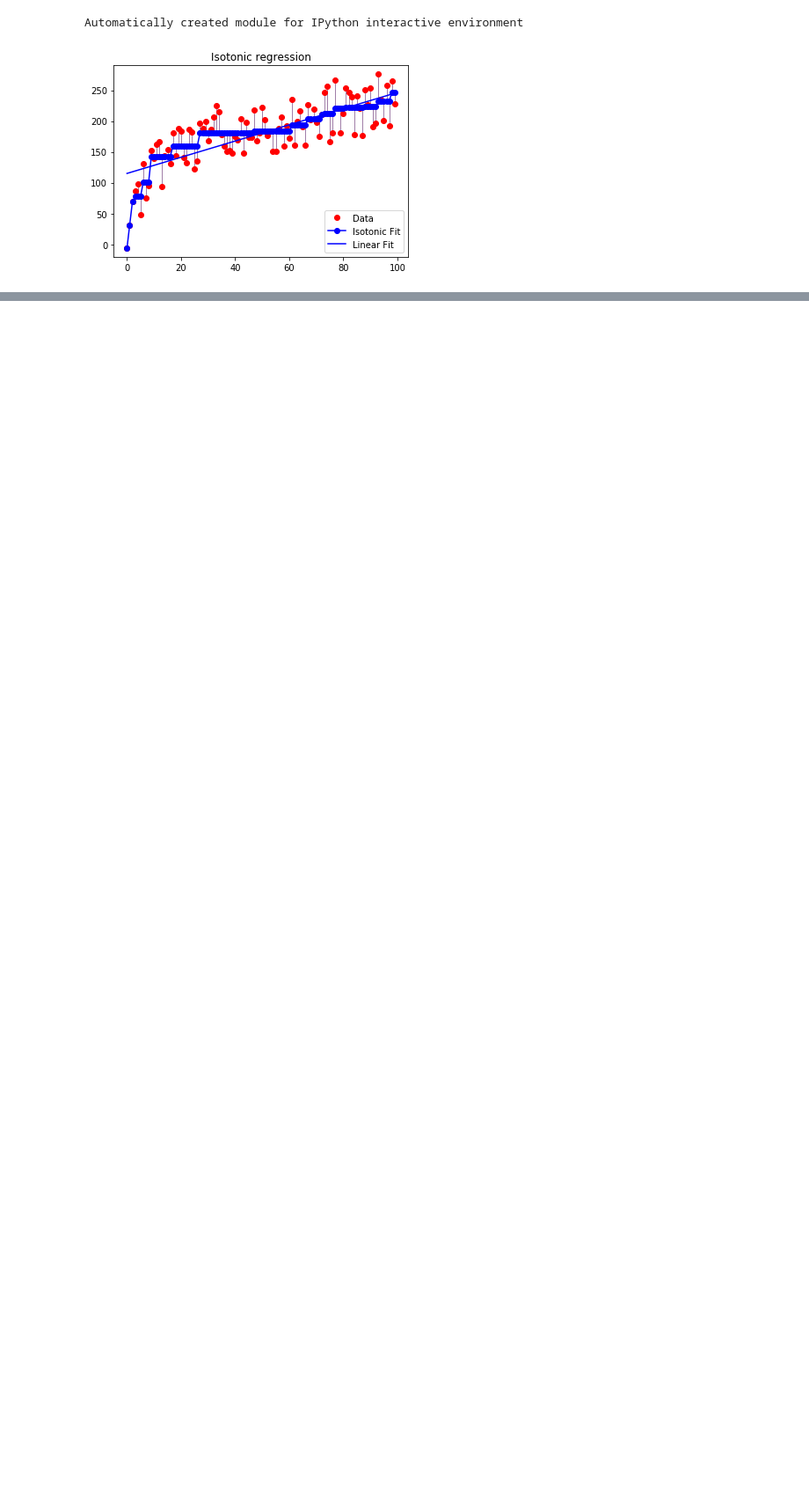
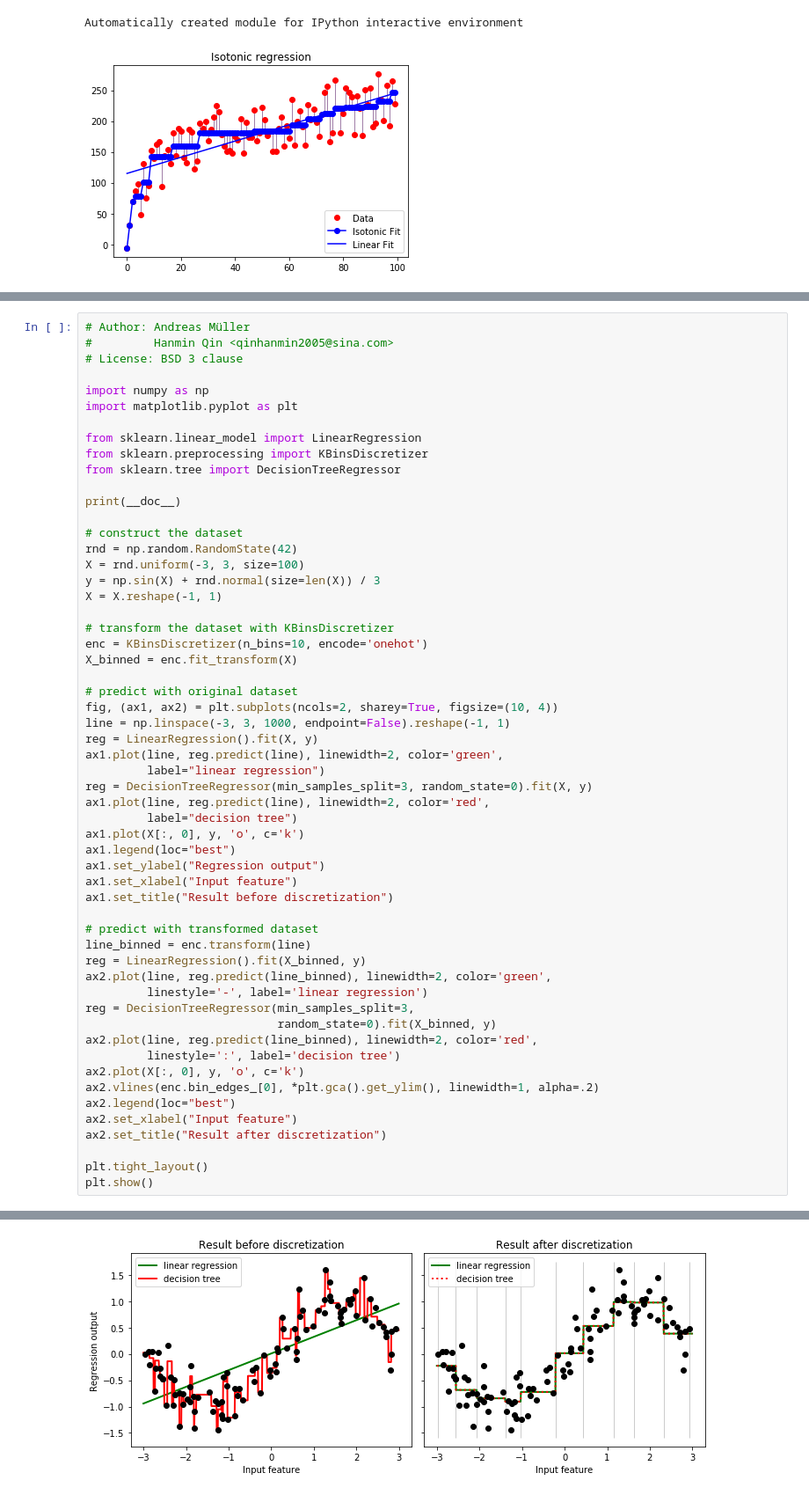
Before and after one commit to anikil/python-basic-maths, a Jupyter notebook: regression in python.ipynb, the cells around one changed output, grey strips where cells are left out. Shown at 88% size. Saved outputs shown, nothing was run; the diff lists cells and outputs as text; blank space fills up the shorter version.

```diff
--- a/regression in python.ipynb
+++ b/regression in python.ipynb
@@ -2184,0 +2409,57 @@ Automatically created module for IPython interactive environment
+# %%
+# Author: Andreas Müller
+#         Hanmin Qin <qinhanmin2005@sina.com>
+# License: BSD 3 clause
+
+import numpy as np
+import matplotlib.pyplot as plt
+
+from sklearn.linear_model import LinearRegression
+from sklearn.preprocessing import KBinsDiscretizer
+from sklearn.tree import DecisionTreeRegressor
+
+print(__doc__)
+
+# construct the dataset
+rnd = np.random.RandomState(42)
+X = rnd.uniform(-3, 3, size=100)
+y = np.sin(X) + rnd.normal(size=len(X)) / 3
+X = X.reshape(-1, 1)
+
+# transform the dataset with KBinsDiscretizer
+enc = KBinsDiscretizer(n_bins=10, encode='onehot')
+X_binned = enc.fit_transform(X)
+
+# predict with original dataset
+fig, (ax1, ax2) = plt.subplots(ncols=2, sharey=True, figsize=(10, 4))
+line = np.linspace(-3, 3, 1000, endpoint=False).reshape(-1, 1)
+reg = LinearRegression().fit(X, y)
+ax1.plot(line, reg.predict(line), linewidth=2, color='green',
+         label="linear regression")
+reg = DecisionTreeRegressor(min_samples_split=3, random_state=0).fit(X, y)
+ax1.plot(line, reg.predict(line), linewidth=2, color='red',
+         label="decision tree")
+ax1.plot(X[:, 0], y, 'o', c='k')
+ax1.legend(loc="best")
+ax1.set_ylabel("Regression output")
+ax1.set_xlabel("Input feature")
+ax1.set_title("Result before discretization")
+
+# predict with transformed dataset
+line_binned = enc.transform(line)
+reg = LinearRegression().fit(X_binned, y)
+ax2.plot(line, reg.predict(line_binned), linewidth=2, color='green',
+         linestyle='-', label='linear regression')
+reg = DecisionTreeRegressor(min_samples_split=3,
+                            random_state=0).fit(X_binned, y)
+ax2.plot(line, reg.predict(line_binned), linewidth=2, color='red',
+         linestyle=':', label='decision tree')
+ax2.plot(X[:, 0], y, 'o', c='k')
+ax2.vlines(enc.bin_edges_[0], *plt.gca().get_ylim(), linewidth=1, alpha=.2)
+ax2.legend(loc="best")
+ax2.set_xlabel("Input feature")
+ax2.set_title("Result after discretization")
+
+plt.tight_layout()
+plt.show()
+# %% [output]
@@ -2184,0 +2467 @@ Automatically created module for IPython interactive environment
+[figure, added]
```
Also changed, not shown: parts of 5 cells of this notebook.
